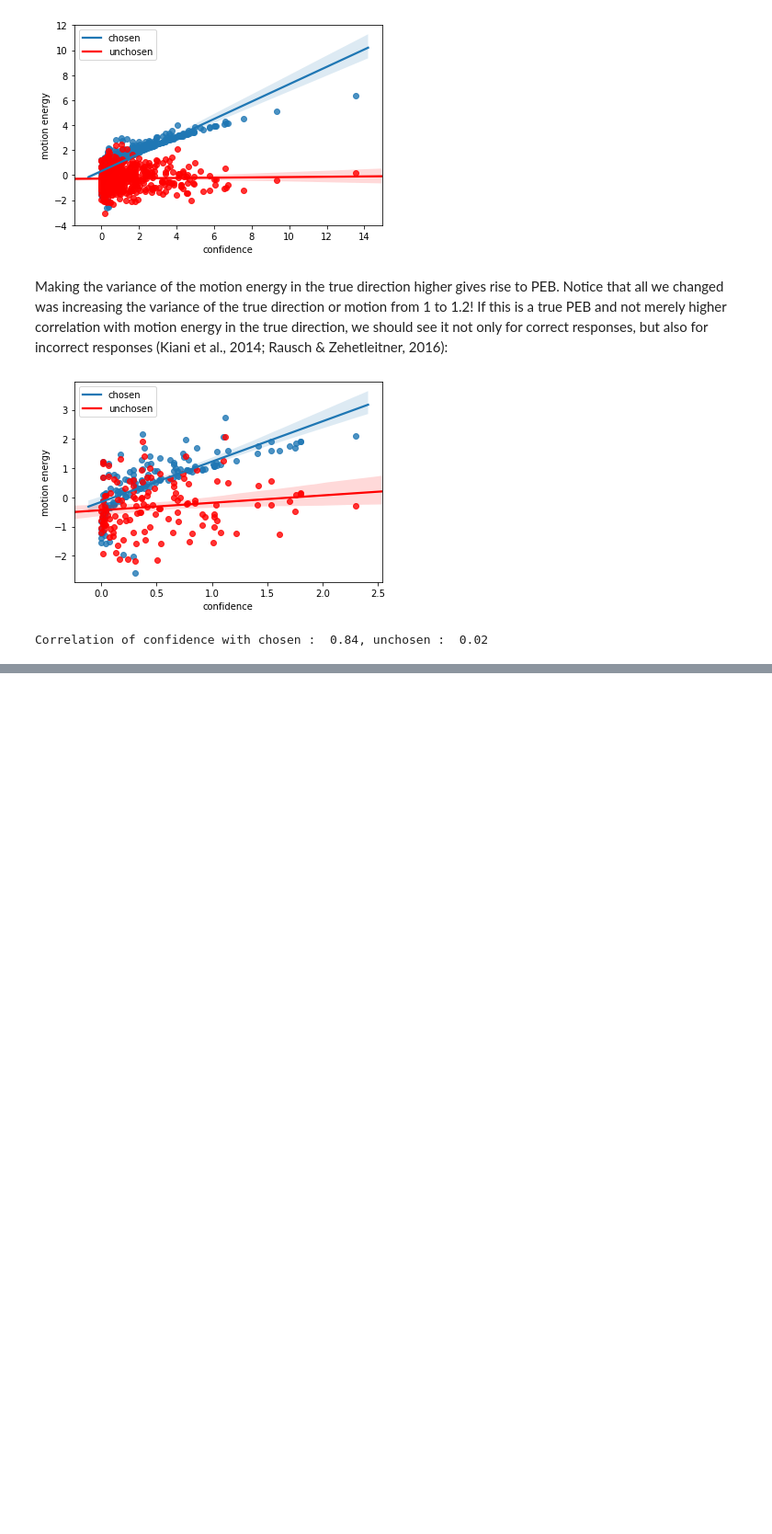
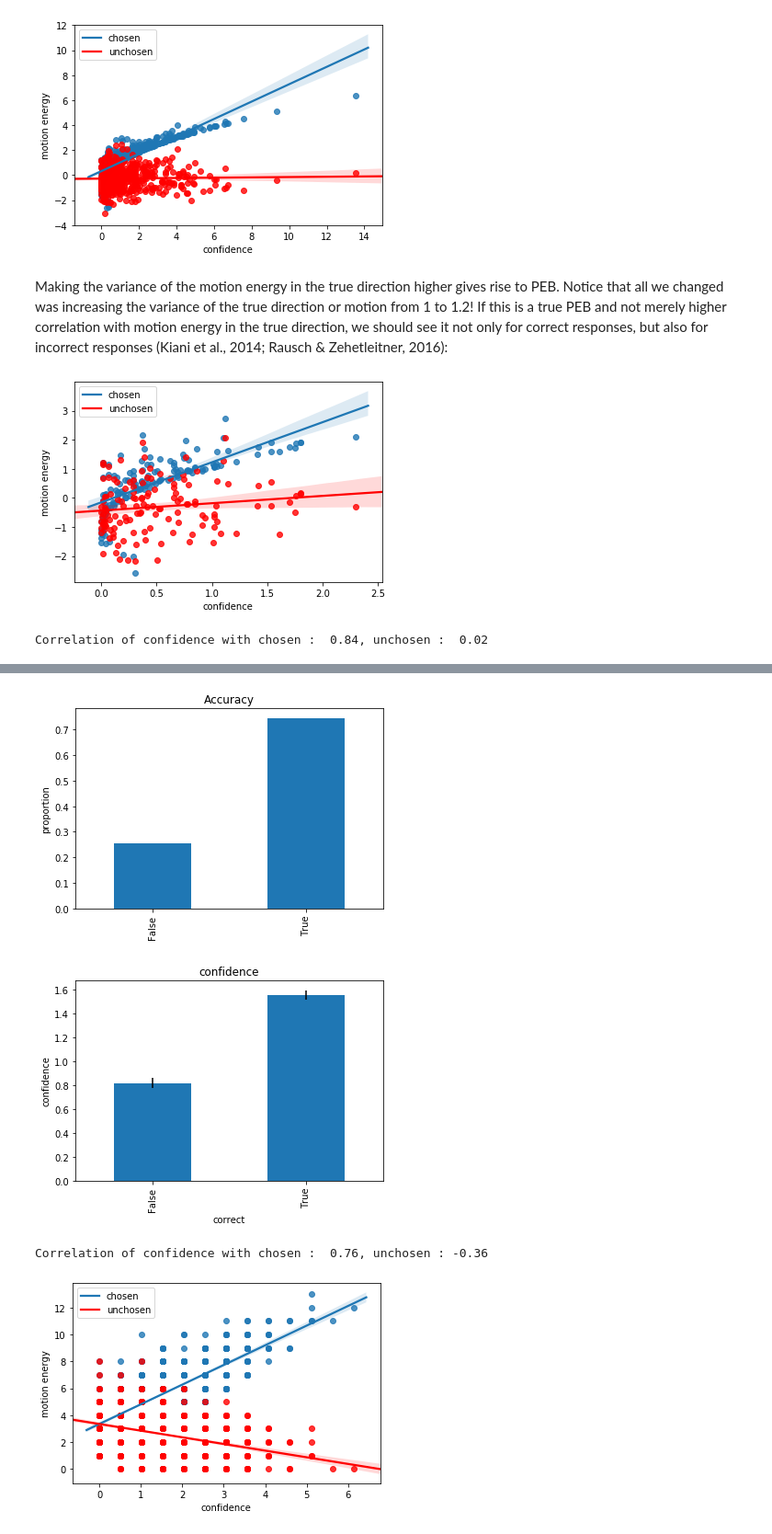
Before and after one commit to matanmazor/PEB, a Jupyter notebook: PEB.ipynb, the cells around one changed output, grey strips where cells are left out. Shown at 92% size. Drawn from its saved outputs; the diff is of its cells as text; code cells hidden in the pictures; blank space fills up the shorter version.

Commit message:
added Poisson model

```diff
--- a/PEB.ipynb
+++ b/PEB.ipynb
@@ -16,6 +16,7 @@ import numpy as np
 import matplotlib.pyplot as plt
 import seaborn as sns
 from scipy.stats import norm
+from scipy.stats import poisson
 import statsmodels.formula.api as sm
 
 np.random.seed(1)
@@ -32,12 +33,7 @@ class Model:
         # first, decide which is the true direction in each trial (p=0.5)
         self.df['direction'] = ['r' if flip else 'l' for flip in np.random.binomial(1,0.5,num_trials)]
 
-        # now, sample the motion energy for left and right as a function of the true direction
-        self.df['E_r'] = self.df.apply(lambda row: np.random.normal(self.mu[1] if row.direction=='r' else self.mu[0],\
-                               self.sigma[1]**2 if row.direction=='r' else self.sigma[0]**2), axis=1)
-
-        self.df['E_l'] = self.df.apply(lambda row: np.random.normal(self.mu[1] if row.direction=='l' else self.mu[0],\
-                               self.sigma[1]**2 if row.direction=='l' else self.sigma[0]**2), axis=1)
+        self.getMotionEnergy()
 
         self.extractLLR()
 
@@ -52,6 +48,14 @@ class Model:
 
         #energy in unchosen direction
         self.df['E_u'] = self.df.apply(lambda row: row.E_l if row.decision=='r' else row.E_r, axis=1)
+
+    def getMotionEnergy(self):
+    # sample the motion energy for left and right as a function of the true direction
+        self.df['E_r'] = self.df.apply(lambda row: np.random.normal(self.mu[1] if row.direction=='r' else self.mu[0],\
+                               self.sigma[1]**2 if row.direction=='r' else self.sigma[0]**2), axis=1)
+
+        self.df['E_l'] = self.df.apply(lambda row: np.random.normal(self.mu[1] if row.direction=='l' else self.mu[0],\
+                               self.sigma[1]**2 if row.direction=='l' else self.sigma[0]**2), axis=1)
 
     def extractLLR(self):
 
@@ -144,0 +155,36 @@ Correlation of confidence with chosen :  0.84, unchosen :  0.02
+# %%
+#inherit class Model and make a few changes
+class PoissonModel(Model):
+
+    # poisson distribution has only one parameter
+    def __init__(self, lmbda):
+
+        self.df = pd.DataFrame()
+        self.lmbda = lmbda
+
+    def getMotionEnergy(self):
+    # sample the motion energy for left and right as a function of the true direction
+        self.df['E_r'] = self.df.apply(lambda row: np.random.poisson(self.lmbda[1] if row.direction=='r' else self.lmbda[0]), \
+                                       axis=1)
+
+        self.df['E_l'] = self.df.apply(lambda row: np.random.poisson(self.lmbda[1] if row.direction=='l' else self.lmbda[0]), \
+                                       axis=1)
+
+    def extractLLR(self):
+
+        # extract the Log Likelihood Ratio (LLR) log(p(Er|r))-log(p(Er|l)) + log(p(El|r))-log(p(El|l))
+        self.df['LLR'] = self.df.apply(lambda row: \
+                            np.log(poisson.pmf(row.E_r,self.lmbda[1]))- \
+                            np.log(poisson.pmf(row.E_r,self.lmbda[0])) + \
+                            np.log(poisson.pmf(row.E_l,self.lmbda[0]))- \
+                            np.log(poisson.pmf(row.E_l,self.lmbda[1])), axis=1)
+
+model03 = PoissonModel(lmbda=[3,5])
+model03.runModel(num_trials = 1000)
+model03.plot()
+model03.plotPEB()
+# %% [output]
+[figure, added]
+[figure, added]
+Correlation of confidence with chosen :  0.76, unchosen : -0.36
+[figure, added]
```
Also changed, not shown: parts of 5 cells of this notebook.
